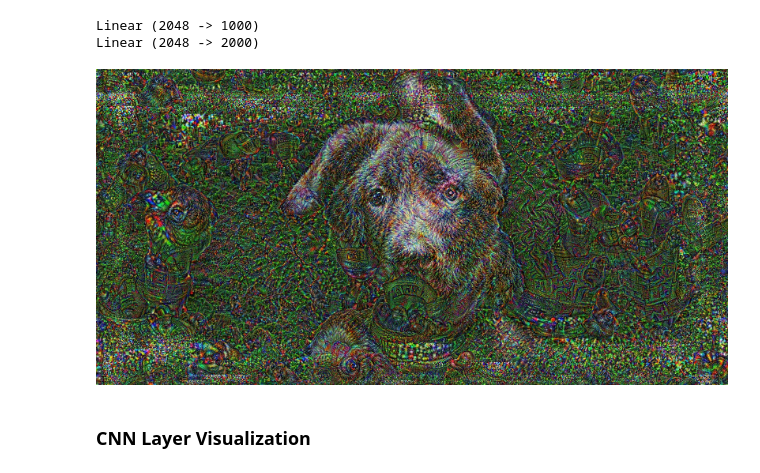
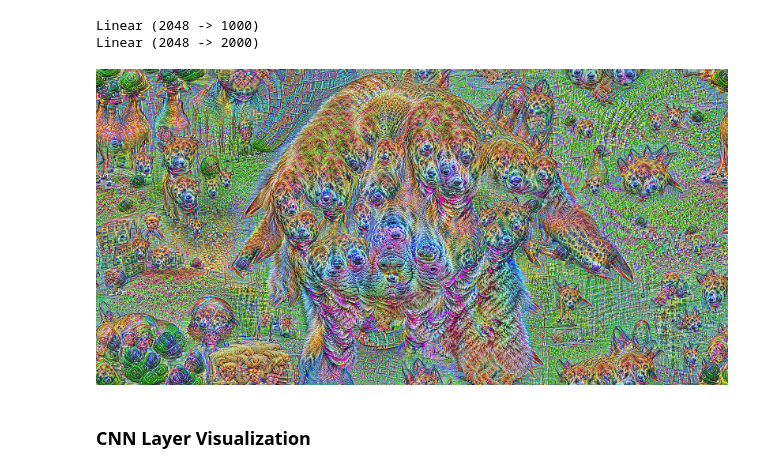
Before and after one commit to thommiano/cvr_6501-009, a Jupyter notebook: final_project/notebooks/A.4.0_deepdream.ipynb, the cells around one changed output. Saved outputs shown, nothing was run; the diff lists cells and outputs as text; code cells hidden in the pictures.

```diff
--- a/final_project/notebooks/A.4.0_deepdream.ipynb
+++ b/final_project/notebooks/A.4.0_deepdream.ipynb
@@ -71,7 +97,7 @@ dream(model, input_np,
 # %% [markdown]
 # Control the dream
 # %%
-img_id = 0
+img_id = 3
 base_dream_path = './deepdream/data/target/'
 
 # transform = transforms.Compose([
@@ -139,16 +166,17 @@ def objective_guide(dst, guide_features):
     return result
 # %%
 dream(model, input_np,
-          octave_n=5,
-          num_iterations=5,
-          lr=.2,
-          max_jitter=100,
-          show_every=5,
-          end_layer=3,
-          objective=objective_guide,
-          guide_features=guide_features)
+      octave_n=5,
+      num_iterations=70,
+      lr=.16,
+      max_jitter=100000,
+      show_every=10,
+      end_layer=3,
+      octave_scale=1.4,
+      objective=objective_guide,
+      guide_features=guide_features)
 # %% [output]
-[figure, old version]
+[figure, new version]
 # %% [markdown]
 ### CNN Layer Visualization
 # %%
```
Also changed, not shown: parts of 6 cells of this notebook.
